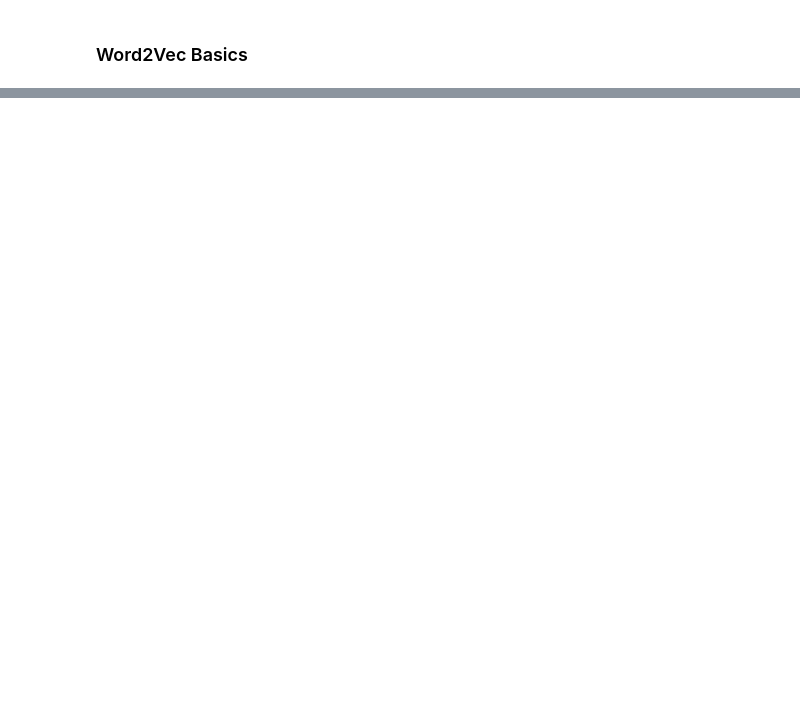
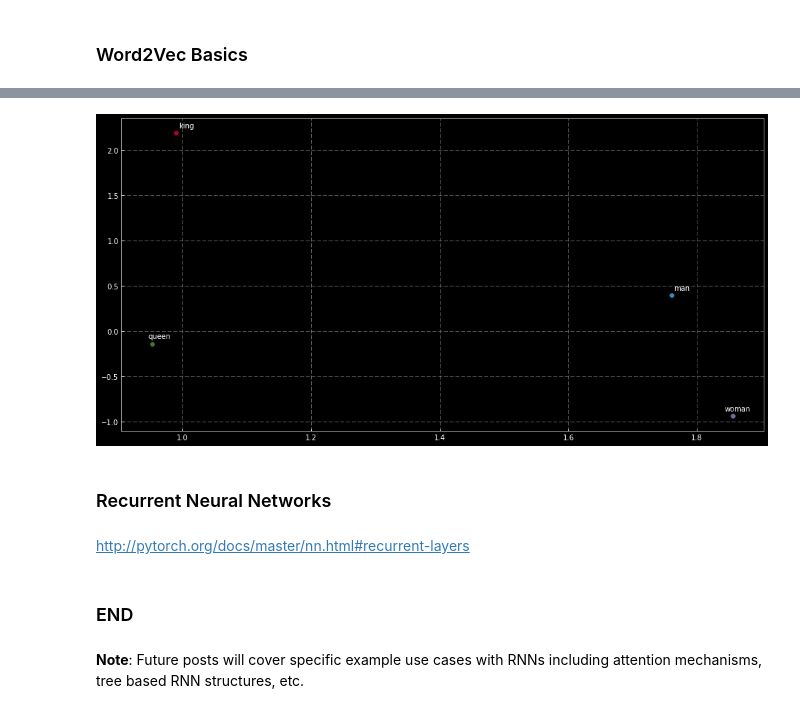
Before and after one commit to GokuMohandas/oreilly-pytorch, a Jupyter notebook: code/lesson3/lesson3.ipynb, the cells around one changed output, grey strips where cells are left out. Saved outputs shown, nothing was run; the diff lists cells and outputs as text; code cells hidden in the pictures; blank space fills up the shorter version.

```diff
--- a/code/lesson3/lesson3.ipynb
+++ b/code/lesson3/lesson3.ipynb
@@ -61,0 +248,10 @@ from torchvision import (
+# %%
+# Arguments
+embedding_dir = os.path.join("embeddings/glove")
+embedding_dim = 100 # 50, 100, 200, 300
+# %%
+logging.info("==> Loading Embeddings ...")
+word_to_idx, embeddings = load_embeddings(
+    embedding_dir=embedding_dir,
+    embedding_dim=embedding_dim,
+    )
@@ -61,0 +264,4 @@ from torchvision import (
+# %%
+word = input('Enter a word: ')
+word_embedding = get_embedding(word, word_to_idx, embeddings)
+pretty_print(get_closest(word_embedding, word_to_idx, embeddings, n=5))
@@ -61,0 +321,23 @@ from torchvision import (
+# %%
+# Retrieve embeddings for words
+words = ["man", "king", "woman", "queen"]
+my_embeddings = np.array([
+    get_embedding(word, word_to_idx, embeddings).numpy() \
+    for word in words])
+
+# Use TSNE model to reduce dimensionality
+model = TSNE(n_components=2, random_state=0)
+points = model.fit_transform(my_embeddings)
+
+# Visualize
+for i, word in enumerate(words):
+    x, y = points[i, 0]*1e4, points[i, 1]*1e4
+    plt.scatter(x, y)
+    plt.annotate(word, xy=(x, y), xytext=(25, 5),
+        textcoords='offset points', ha='right', va='bottom')
+# %% [output]
+[figure, added]
+# %% [markdown]
+### Recurrent Neural Networks
+# %% [markdown]
+http://pytorch.org/docs/master/nn.html#recurrent-layers
@@ -61,0 +416,4 @@ from torchvision import (
+# %% [markdown]
+### END
+# %% [markdown]
+**Note**: Future posts will cover specific example use cases with RNNs including attention mechanisms, tree based RNN structures, etc.
```
Also changed, not shown: parts of 32 cells of this notebook, 35 other files.
